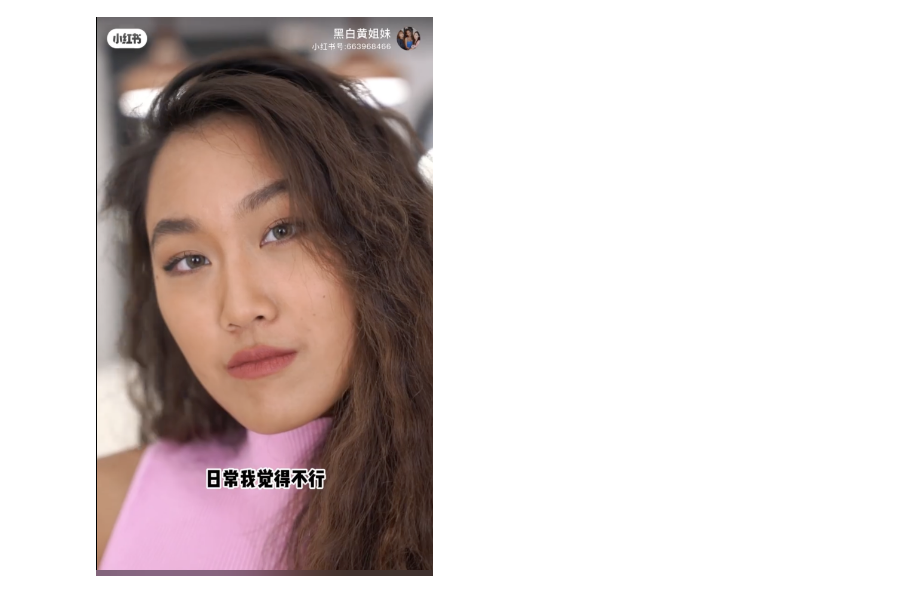
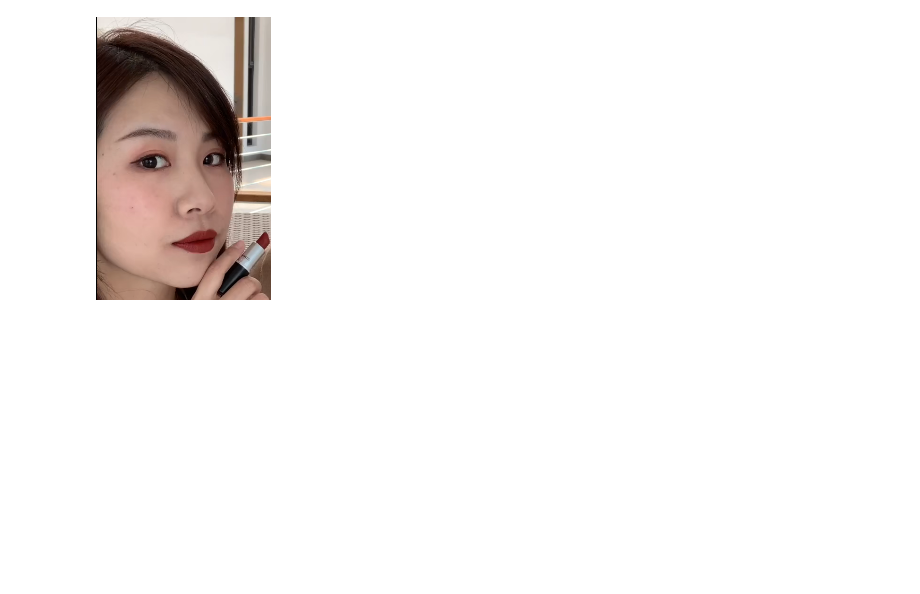
Before and after one commit to lhr0909/lipstick-db, a Jupyter notebook: notebook/face_mesh_detection.ipynb, the cells around one changed output. Drawn from its saved outputs; the diff is of its cells as text; code cells hidden in the pictures; blank space fills up the shorter version.

```diff
--- a/notebook/face_mesh_detection.ipynb
+++ b/notebook/face_mesh_detection.ipynb
@@ -1,29 +1,29 @@
 # %%
 import cv2
 import numpy as np
 from matplotlib import pyplot as plt
 from PIL import Image
 from IPython.display import display
 
 
 def show_image(img):
     """
     Show image in a window
     """
     display(Image.fromarray(img))
 
 
-image_name = "test_face12.png"
+image_name = "test_face8.png"
 
 image = cv2.imread(image_name)
 
 image_rgb = cv2.cvtColor(image, cv2.COLOR_BGR2RGB)
 image_hsv = cv2.cvtColor(image, cv2.COLOR_BGR2HSV)
 image_ycrcb = cv2.cvtColor(image, cv2.COLOR_BGR2YCR_CB)
 
 show_image(image_rgb)
 # %% [output]
-[figure, old version]
+[figure, new version]
 # %%
 import mediapipe as mp
 mp_face_mesh = mp.solutions.face_mesh
```
Also changed, not shown: parts of 13 cells of this notebook, 30 other files.
